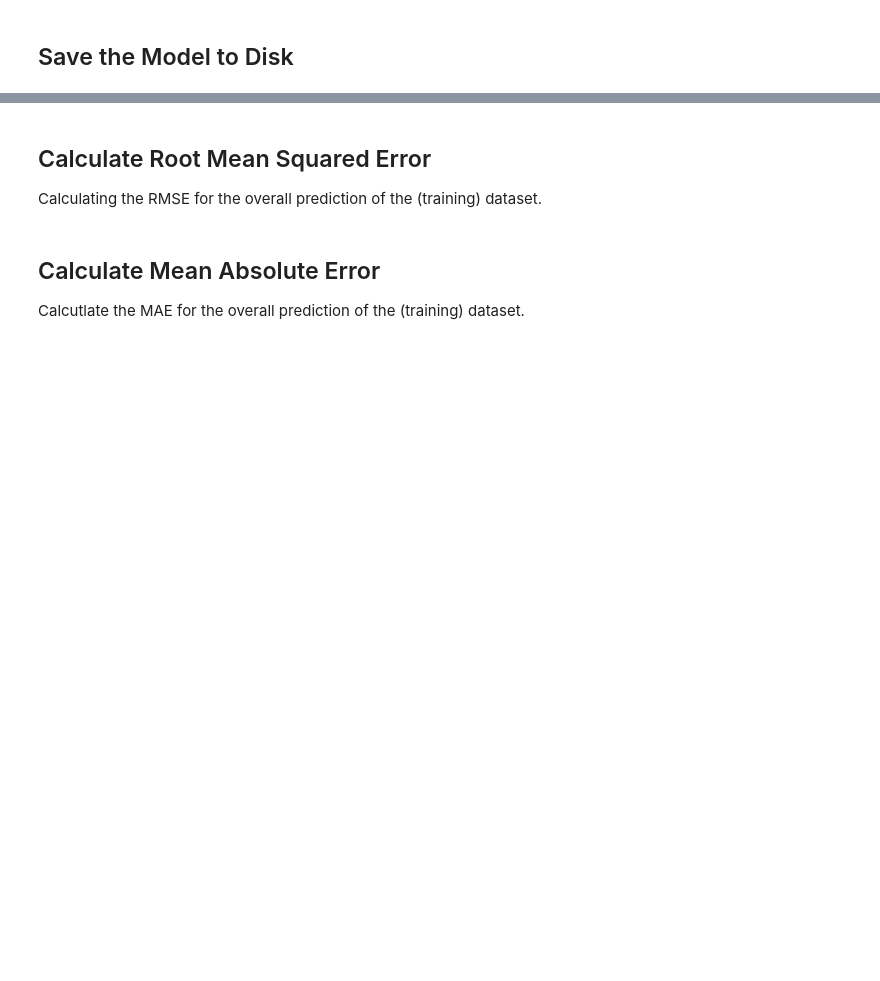
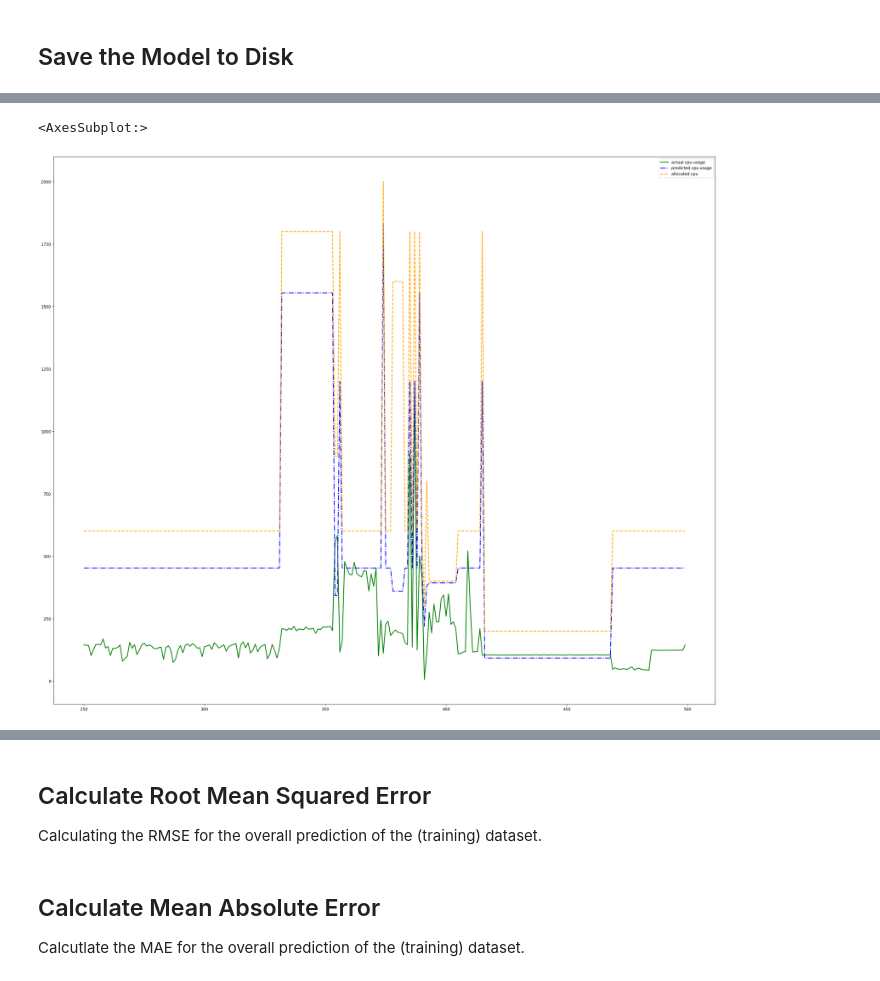
Before and after one commit to MyGodItsFull0fStars/alibaba_clusterdata, a Jupyter notebook: cluster-trace-gpu-v2020/prediction/lstm_general_prediction.ipynb, the cells around one changed output, grey strips where cells are left out. Saved outputs shown, nothing was run; the diff lists cells and outputs as text; code cells hidden in the pictures; blank space fills up the shorter version.

```diff
--- a/cluster-trace-gpu-v2020/prediction/lstm_general_prediction.ipynb
+++ b/cluster-trace-gpu-v2020/prediction/lstm_general_prediction.ipynb
@@ -240,0 +267,12 @@ combined_df.plot.line()
+# %%
+cycler = plt.cycler(linestyle=['-', '-.', '--', '-', '--', '-', '--'],
+                    color=['green', 'blue', 'orange', 'orange', 'orange', 'green', 'green'],
+)
+fig, ax = plt.subplots()
+ax.set_prop_cycle(cycler)
+
+
+combined_df.iloc[250:500].plot(ax=ax, figsize=(30, 25), linewidth=2)
+# %% [output]
+<AxesSubplot:>
+[figure, added]
```
Also changed, not shown: parts of 10 cells of this notebook.
